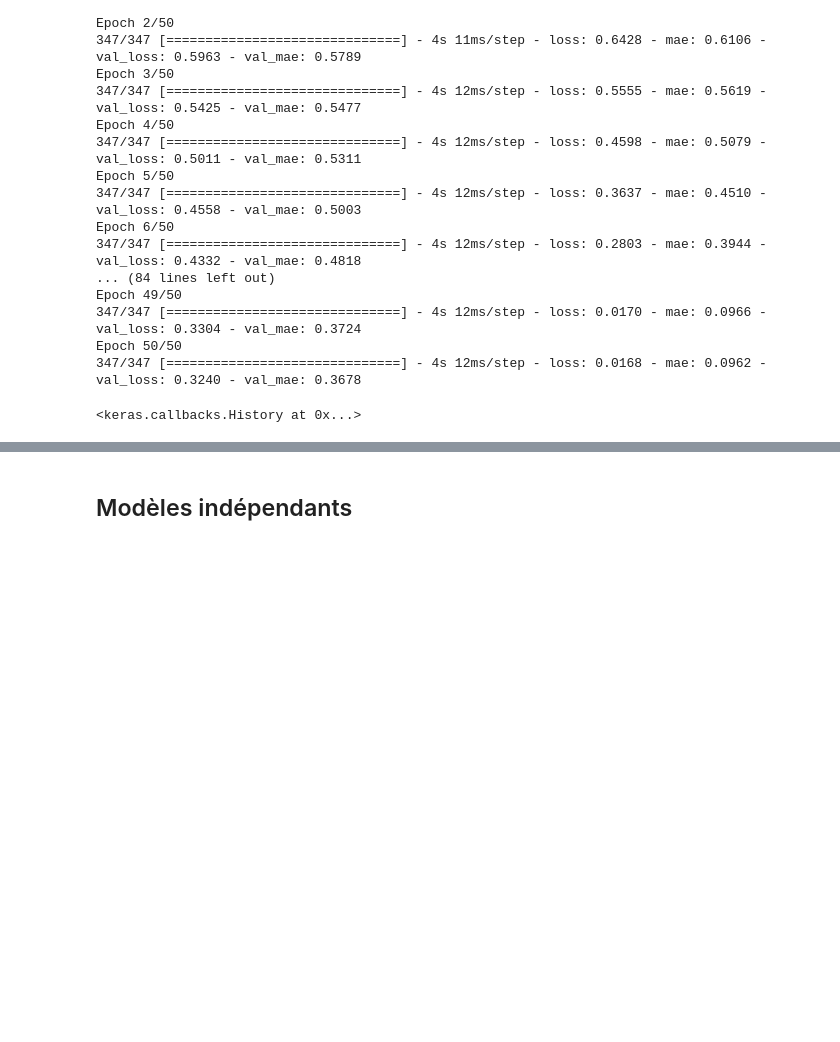
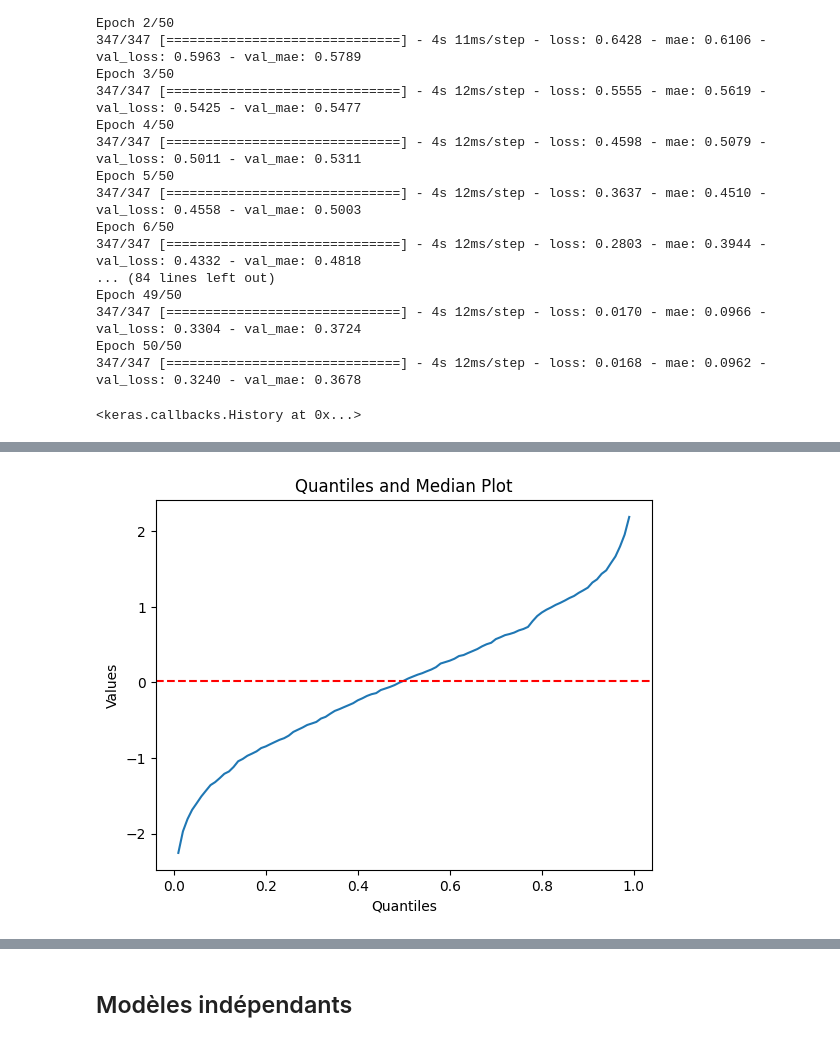
Before and after one commit to valent33/GAN_poke_deep, a Jupyter notebook: stats.ipynb, the cells around one changed output, grey strips where cells are left out. Drawn from its saved outputs; the diff is of its cells as text; code cells hidden in the pictures; blank space fills up the shorter version.

```diff
--- a/stats.ipynb
+++ b/stats.ipynb
@@ -423,0 +480,11 @@ Epoch 50/50
+# %%
+diff= 0
+diffs = []
+for i in range(2500):
+    dif =  predict_and_plot(model, test_data, test_label, test_stats,i)
+    diff += dif
+    diffs.append(dif)
+
+
+print(diff/2500)
+print("median",np.median(diffs))
@@ -423,0 +509,25 @@ Epoch 50/50
+# %%
+import numpy as np
+import matplotlib.pyplot as plt
+
+
+# Calculate the quantiles
+quantiles = np.arange(0.01, 1.0, 0.01)
+values = np.quantile(diffs, quantiles)
+
+# Plot the quantiles as a curve
+plt.plot(quantiles, values)
+
+# Plot the median as a horizontal line
+median = np.median(diffs)
+plt.axhline(y=median, color='r', linestyle='--')
+
+# Add labels and title
+plt.xlabel('Quantiles')
+plt.ylabel('Values')
+plt.title('Quantiles and Median Plot')
+
+# Show the plot
+plt.show()
+# %% [output]
+[figure, added]
```
Also changed, not shown: parts of 9 cells of this notebook.
